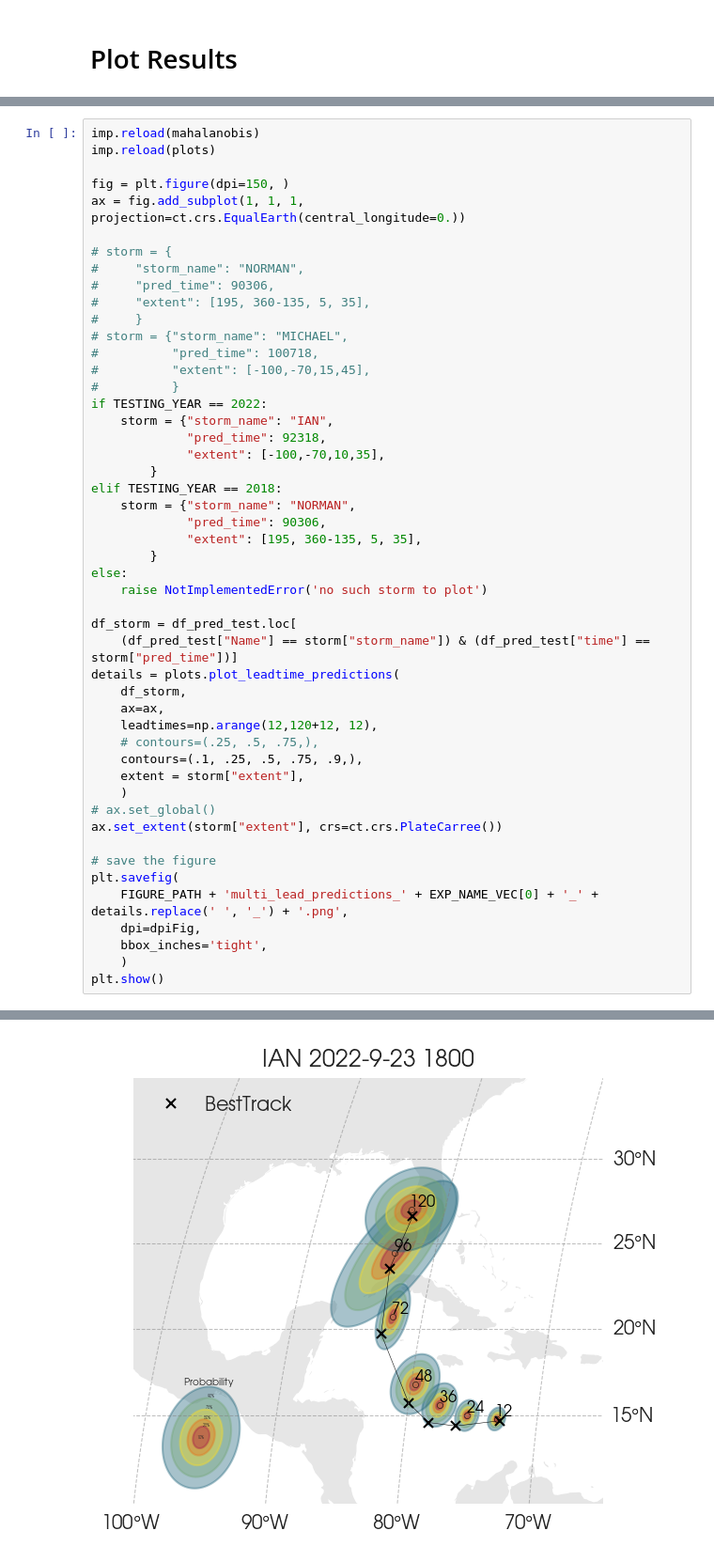
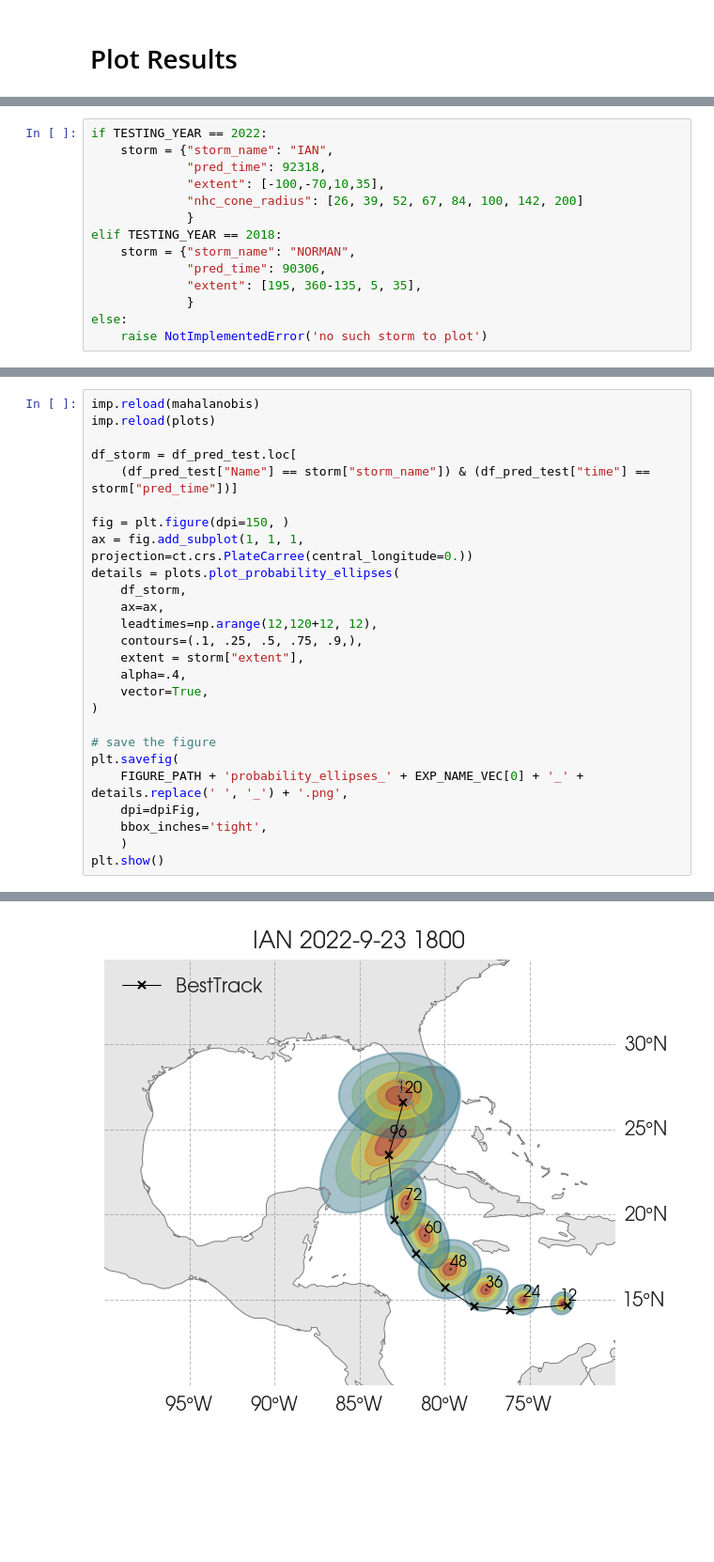
Before and after one commit to mafern/tcane_track, a Jupyter notebook: _plot_multilead_forecasts.ipynb, the cells around one changed output, grey strips where cells are left out. Shown at 94% size. Drawn from its saved outputs; the diff is of its cells as text; blank space fills up the shorter version.

```diff
--- a/_plot_multilead_forecasts.ipynb
+++ b/_plot_multilead_forecasts.ipynb
@@ -150,0 +119,14 @@ time: 13.8 ms (started: 2022-12-13 14:37:15 -07:00)
+# %%
+if TESTING_YEAR == 2022:
+    storm = {"storm_name": "IAN",
+             "pred_time": 92318,
+             "extent": [-100,-70,10,35],
+             "nhc_cone_radius": [26, 39, 52, 67, 84, 100, 142, 200]
+             }
+elif TESTING_YEAR == 2018:
+    storm = {"storm_name": "NORMAN",
+             "pred_time": 90306,
+             "extent": [195, 360-135, 5, 35],
+             }
+else:
+    raise NotImplementedError('no such storm to plot')
@@ -152,47 +138,24 @@ time: 13.8 ms (started: 2022-12-13 14:37:15 -07:00)
 imp.reload(mahalanobis)
 imp.reload(plots)
 
-fig = plt.figure(dpi=150, )
-ax = fig.add_subplot(1, 1, 1, projection=ct.crs.EqualEarth(central_longitude=0.))
-
-# storm = {
-#     "storm_name": "NORMAN",
-#     "pred_time": 90306,
-#     "extent": [195, 360-135, 5, 35],
-#     }
-# storm = {"storm_name": "MICHAEL",
-#          "pred_time": 100718,
-#          "extent": [-100,-70,15,45],
-#          }
-if TESTING_YEAR == 2022:
-    storm = {"storm_name": "IAN",
-             "pred_time": 92318,
-             "extent": [-100,-70,10,35],
-        }
-elif TESTING_YEAR == 2018:
-    storm = {"storm_name": "NORMAN",
-             "pred_time": 90306,
-             "extent": [195, 360-135, 5, 35],
-        }
-else:
-    raise NotImplementedError('no such storm to plot')
-
 df_storm = df_pred_test.loc[
     (df_pred_test["Name"] == storm["storm_name"]) & (df_pred_test["time"] == storm["pred_time"])]
-details = plots.plot_leadtime_predictions(
+
+fig = plt.figure(dpi=150, )
+ax = fig.add_subplot(1, 1, 1, projection=ct.crs.PlateCarree(central_longitude=0.))
+details = plots.plot_probability_ellipses(
     df_storm,
     ax=ax,
     leadtimes=np.arange(12,120+12, 12),
-    # contours=(.25, .5, .75,),
     contours=(.1, .25, .5, .75, .9,),
     extent = storm["extent"],
-    )
-# ax.set_global()
-ax.set_extent(storm["extent"], crs=ct.crs.PlateCarree())
+    alpha=.4,
+    vector=True,
+)
 
 # save the figure
 plt.savefig(
-    FIGURE_PATH + 'multi_lead_predictions_' + EXP_NAME_VEC[0] + '_' + details.replace(' ', '_') + '.png',
+    FIGURE_PATH + 'probability_ellipses_' + EXP_NAME_VEC[0] + '_' + details.replace(' ', '_') + '.png',
     dpi=dpiFig,
     bbox_inches='tight',
     )
@@ -202,3 +164,3 @@ plt.show()
 84 dataframe is empty
 108 dataframe is empty
-[figure, old version]
+[figure, new version]
```
Also changed, not shown: parts of 13 cells of this notebook, 5 other files.
